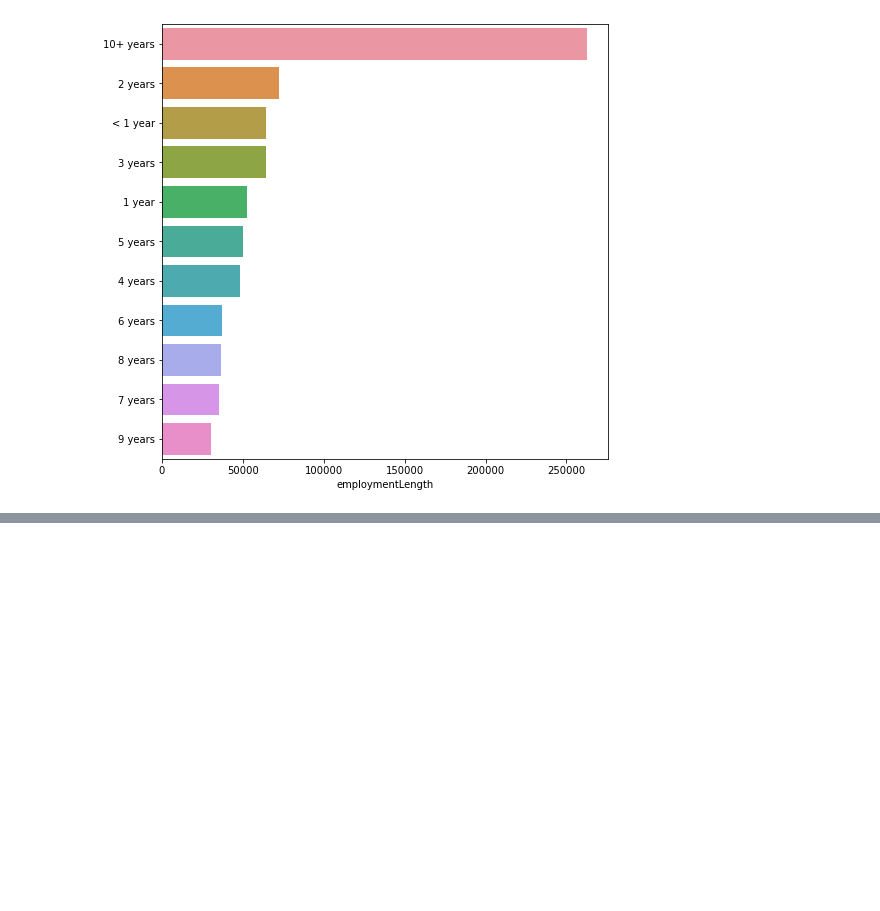
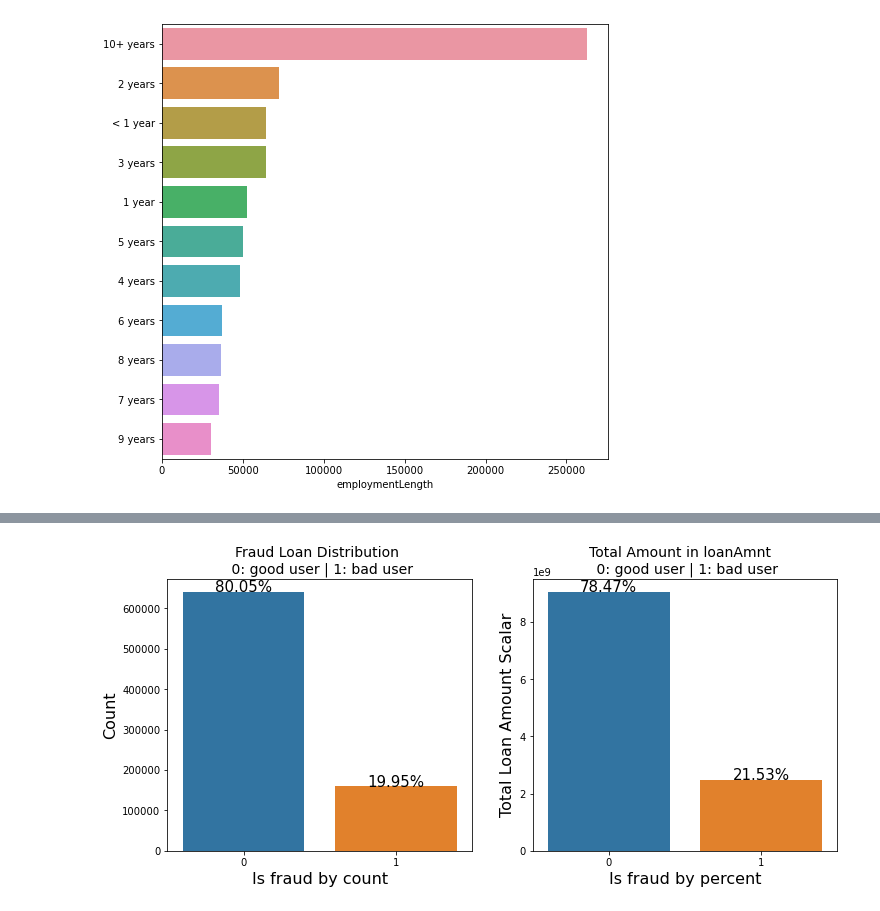
Before and after one commit to wenhuiwwh/DataMiningContest, a Jupyter notebook: 贷款违约预测/数据分析.ipynb, the cells around one changed output, grey strips where cells are left out. Saved outputs shown, nothing was run; the diff lists cells and outputs as text; code cells hidden in the pictures; blank space fills up the shorter version.

```diff
--- a/贷款违约预测/数据分析.ipynb
+++ b/贷款违约预测/数据分析.ipynb
@@ -359,0 +378,29 @@ train_loan_nofr = data_train.loc[data_train['isDefault'] == 0]
+# %%
+total = len(data_train)
+
+plt.figure(figsize=(12,5))
+# 1代表行，2代表列，所以一共有2个图，1代表此时绘制第一个图。
+plt.subplot(121)
+# data_train[isDefault]这个特征每种类别的数量
+plot_tr = sns.countplot(x='isDefault',data=data_train)
+plot_tr.set_title("Fraud Loan Distribution \n 0: good user | 1: bad user", fontsize=14)
+plot_tr.set_xlabel("Is fraud by count", fontsize=16)
+plot_tr.set_ylabel('Count', fontsize=16)
+# 绘制比例
+for p in plot_tr.patches:
+    height = p.get_height()
+    plot_tr.text(p.get_x()+p.get_width()/2., height + 3, '{:1.2f}%'.format(height/total*100), ha="center", fontsize=15)
+
+total_amt = data_train.groupby(['isDefault'])['loanAmnt'].sum().sum()
+percent_amt = data_train.groupby(['isDefault'])['loanAmnt'].sum()
+percent_amt = percent_amt.reset_index()
+plt.subplot(122)
+plot_tr_2 = sns.barplot(x='isDefault', y='loanAmnt',  dodge=True, data=percent_amt)
+plot_tr_2.set_title("Total Amount in loanAmnt  \n 0: good user | 1: bad user", fontsize=14)
+plot_tr_2.set_xlabel("Is fraud by percent", fontsize=16)
+plot_tr_2.set_ylabel('Total Loan Amount Scalar', fontsize=16)
+for p in plot_tr_2.patches:
+    height = p.get_height()
+    plot_tr_2.text(p.get_x()+p.get_width()/2.,height + 3,'{:1.2f}%'.format(height/total_amt * 100), ha="center", fontsize=15)
+# %% [output]
+[figure, added]
```
Also changed, not shown: parts of 4 cells of this notebook.
